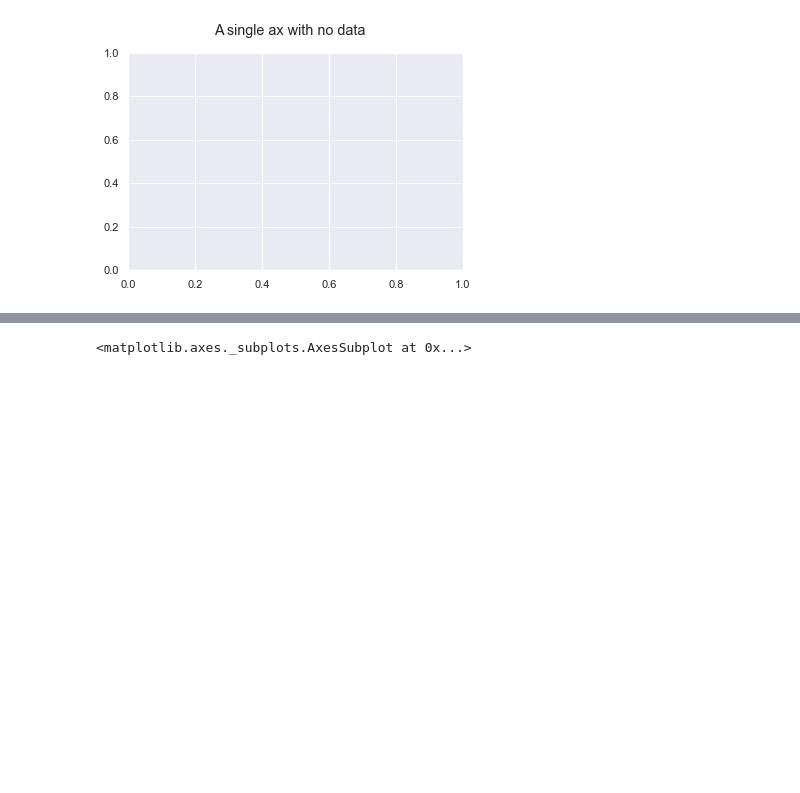
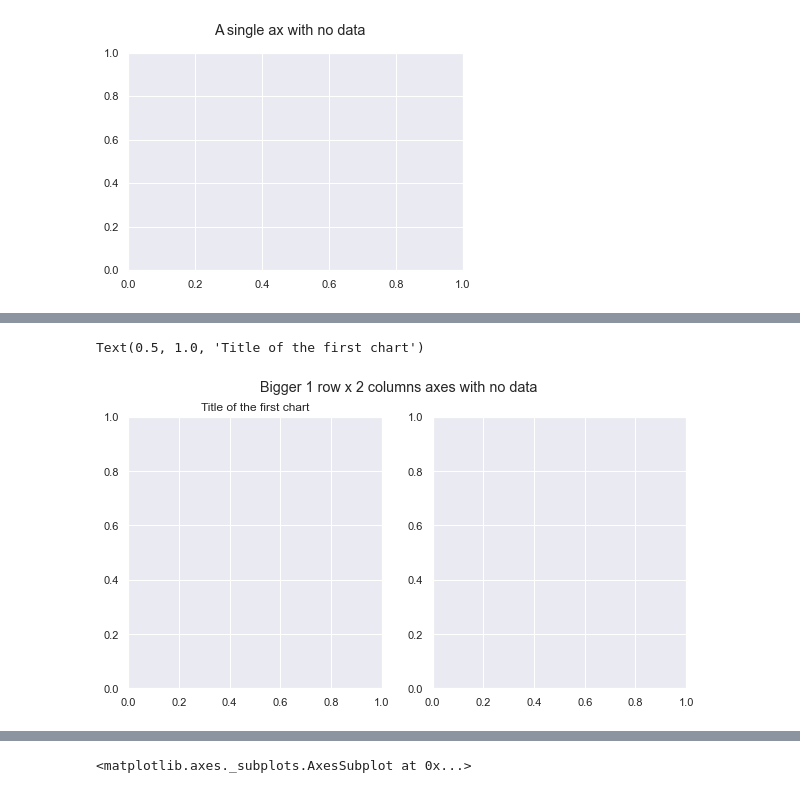
Before and after one commit to thalesbruno/ds-micro-tutorials, a Jupyter notebook: matplotlib-seaborn/subplotting.ipynb, the cells around one changed output, grey strips where cells are left out. Cells and saved outputs as stored; diff of their text form; code cells hidden in the pictures; blank space fills up the shorter version.

```diff
--- a/matplotlib-seaborn/subplotting.ipynb
+++ b/matplotlib-seaborn/subplotting.ipynb
@@ -37,0 +53,7 @@ Text(0.5, 0.98, 'A single ax with no data')
+# %%
+fig, axes = plt.subplots(1, 2, sharex=True, figsize=(10,5))
+fig.suptitle('Bigger 1 row x 2 columns axes with no data')
+axes[0].set_title('Title of the first chart')
+# %% [output]
+Text(0.5, 1.0, 'Title of the first chart')
+[figure, added]
```
Also changed, not shown: parts of 14 cells of this notebook.
